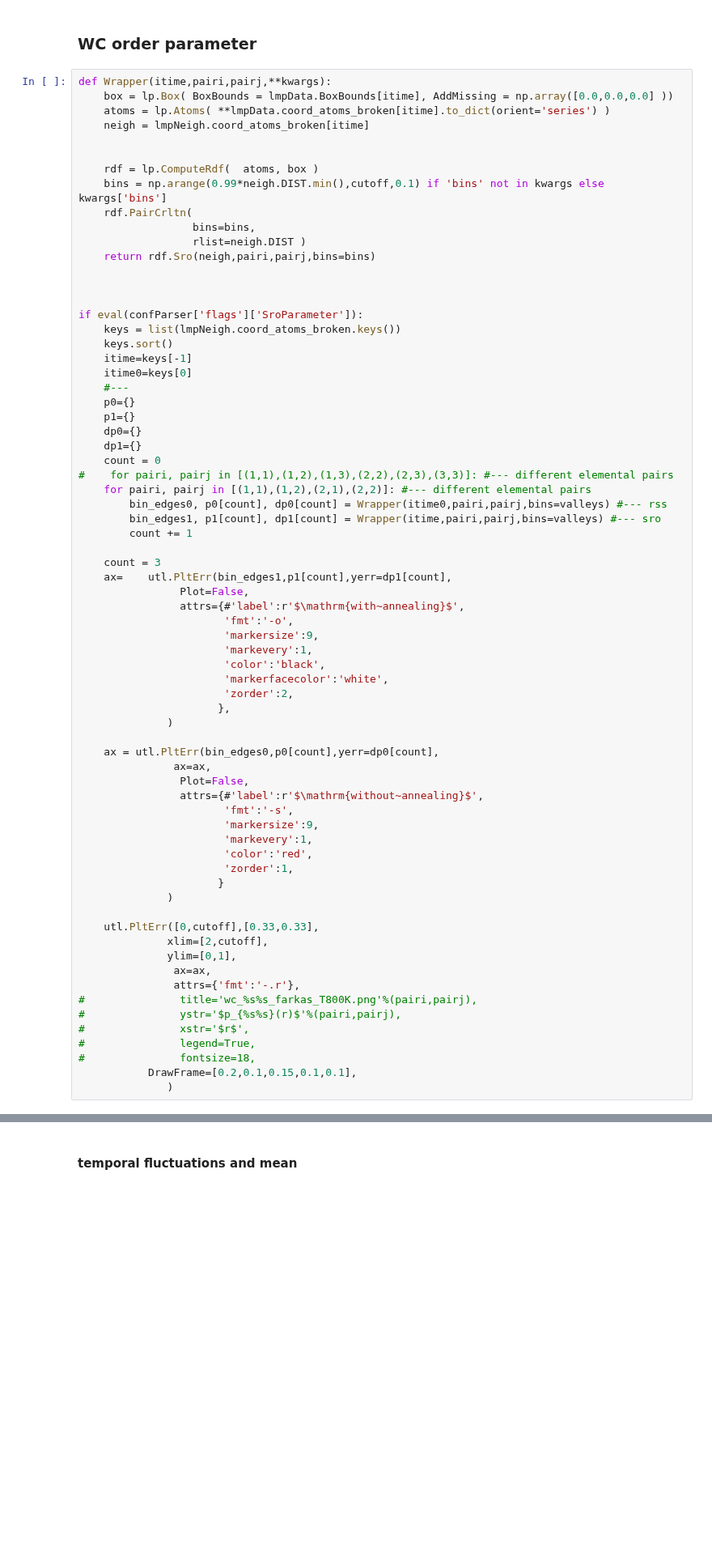
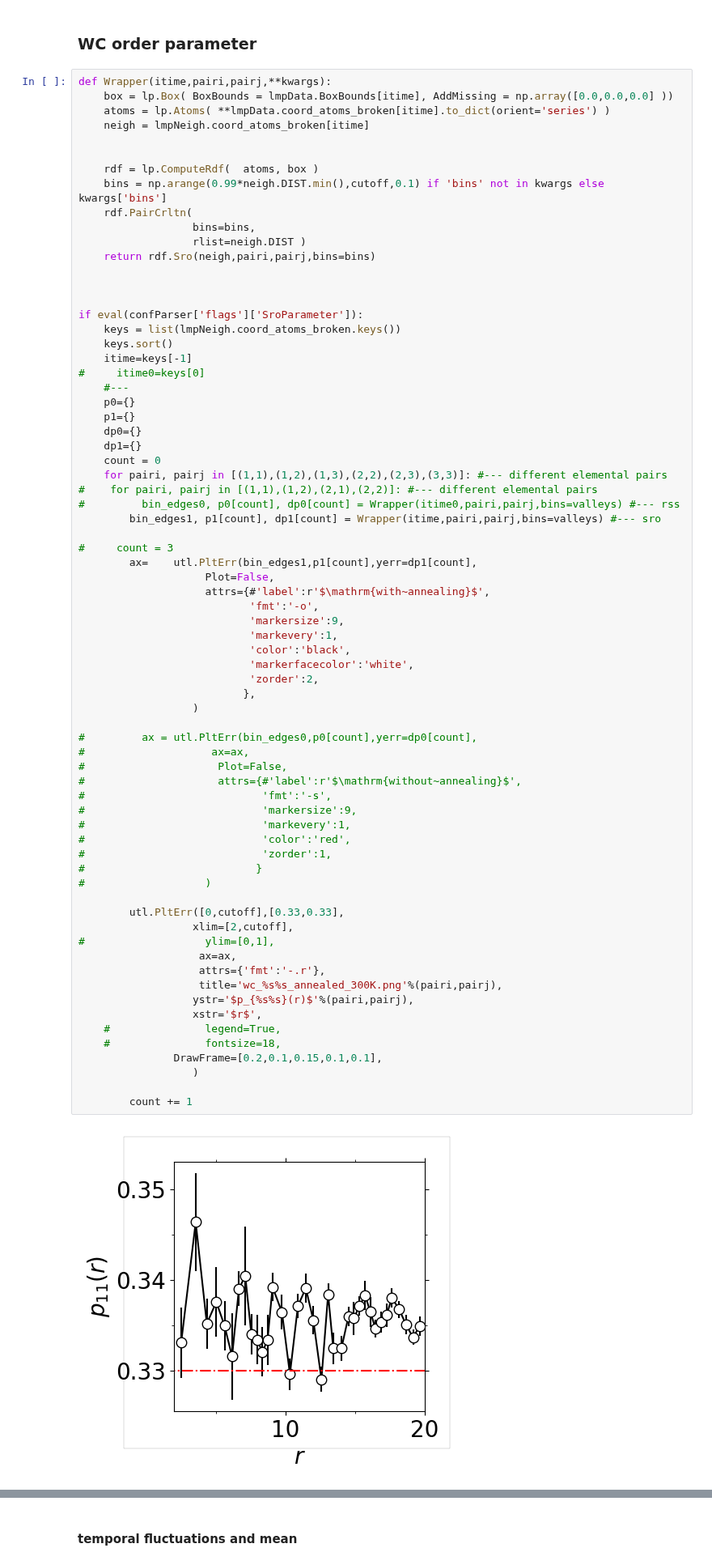
Before and after one commit to kkarimi62/HeaDef, a Jupyter notebook: postprocess/pressFluc2nd.ipynb, the cells around one changed output, grey strips where cells are left out. Shown at 81% size. Drawn from its saved outputs; the diff is of its cells as text; blank space fills up the shorter version.

```diff
--- a/postprocess/pressFluc2nd.ipynb
+++ b/postprocess/pressFluc2nd.ipynb
@@ -2397,70 +2426,73 @@ NameError: name 'bin_edges1' is not defined
 # %%
 def Wrapper(itime,pairi,pairj,**kwargs):
     box = lp.Box( BoxBounds = lmpData.BoxBounds[itime], AddMissing = np.array([0.0,0.0,0.0] ))
     atoms = lp.Atoms( **lmpData.coord_atoms_broken[itime].to_dict(orient='series') )
     neigh = lmpNeigh.coord_atoms_broken[itime]
 
 
     rdf = lp.ComputeRdf(  atoms, box )
     bins = np.arange(0.99*neigh.DIST.min(),cutoff,0.1) if 'bins' not in kwargs else kwargs['bins']
     rdf.PairCrltn(
                   bins=bins,
                   rlist=neigh.DIST )
     return rdf.Sro(neigh,pairi,pairj,bins=bins)
 
 
 
 if eval(confParser['flags']['SroParameter']):
     keys = list(lmpNeigh.coord_atoms_broken.keys())
     keys.sort()
     itime=keys[-1]
-    itime0=keys[0]
+#     itime0=keys[0]
     #---
     p0={}
     p1={}
     dp0={}
     dp1={}
     count = 0
-#    for pairi, pairj in [(1,1),(1,2),(1,3),(2,2),(2,3),(3,3)]: #--- different elemental pairs
-    for pairi, pairj in [(1,1),(1,2),(2,1),(2,2)]: #--- different elemental pairs
-        bin_edges0, p0[count], dp0[count] = Wrapper(itime0,pairi,pairj,bins=valleys) #--- rss
+    for pairi, pairj in [(1,1),(1,2),(1,3),(2,2),(2,3),(3,3)]: #--- different elemental pairs
+#    for pairi, pairj in [(1,1),(1,2),(2,1),(2,2)]: #--- different elemental pairs
+#         bin_edges0, p0[count], dp0[count] = Wrapper(itime0,pairi,pairj,bins=valleys) #--- rss
         bin_edges1, p1[count], dp1[count] = Wrapper(itime,pairi,pairj,bins=valleys) #--- sro
+
+#     count = 3
+        ax=    utl.PltErr(bin_edges1,p1[count],yerr=dp1[count],
+                    Plot=False,
+                    attrs={#'label':r'$\mathrm{with~annealing}$',
+                           'fmt':'-o',
+                           'markersize':9,
+                           'markevery':1,
+                           'color':'black',
+                           'markerfacecolor':'white',
+                           'zorder':2,
+                          },
+                  )
+
+#         ax = utl.PltErr(bin_edges0,p0[count],yerr=dp0[count],
+#                    ax=ax,
+#                     Plot=False,
+#                     attrs={#'label':r'$\mathrm{without~annealing}$',
+#                            'fmt':'-s',
+#                            'markersize':9,
+#                            'markevery':1,
+#                            'color':'red',
+#                            'zorder':1,
+#                           }
+#                   )
+
+        utl.PltErr([0,cutoff],[0.33,0.33],
+                  xlim=[2,cutoff],
+#                   ylim=[0,1],
+                   ax=ax,
+                   attrs={'fmt':'-.r'},
+                   title='wc_%s%s_annealed_300K.png'%(pairi,pairj),
+                  ystr='$p_{%s%s}(r)$'%(pairi,pairj),
+                  xstr='$r$',
+    #               legend=True,
+    #               fontsize=18,
+               DrawFrame=[0.2,0.1,0.15,0.1,0.1],
+                  )
+
         count += 1
-
-    count = 3
-    ax=    utl.PltErr(bin_edges1,p1[count],yerr=dp1[count],
-                Plot=False,
-                attrs={#'label':r'$\mathrm{with~annealing}$',
-                       'fmt':'-o',
-                       'markersize':9,
-                       'markevery':1,
-                       'color':'black',
-                       'markerfacecolor':'white',
-                       'zorder':2,
-                      },
-              )
-
-    ax = utl.PltErr(bin_edges0,p0[count],yerr=dp0[count],
-               ax=ax,
-                Plot=False,
-                attrs={#'label':r'$\mathrm{without~annealing}$',
-                       'fmt':'-s',
-                       'markersize':9,
-                       'markevery':1,
-                       'color':'red',
-                       'zorder':1,
-                      }
-              )
-
-    utl.PltErr([0,cutoff],[0.33,0.33],
-              xlim=[2,cutoff],
-              ylim=[0,1],
-               ax=ax,
-               attrs={'fmt':'-.r'},
-#               title='wc_%s%s_farkas_T800K.png'%(pairi,pairj),
-#               ystr='$p_{%s%s}(r)$'%(pairi,pairj),
-#               xstr='$r$',
-#               legend=True,
-#               fontsize=18,
-           DrawFrame=[0.2,0.1,0.15,0.1,0.1],
-              )
+# %% [output]
+[figure, added]
```
Also changed, not shown: parts of 12 cells of this notebook, 1 other file.
